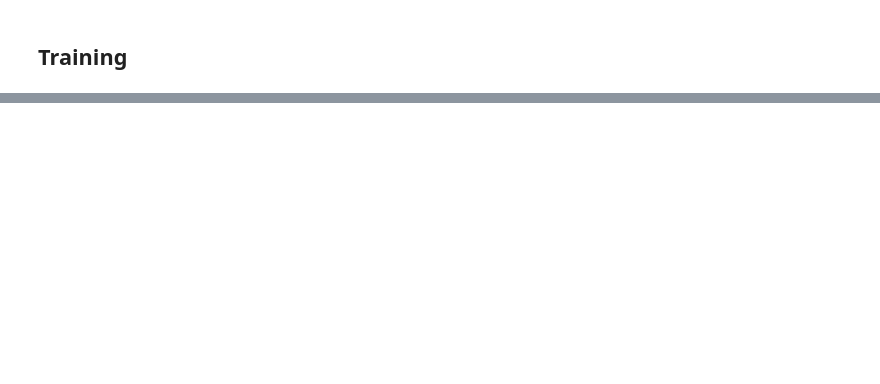
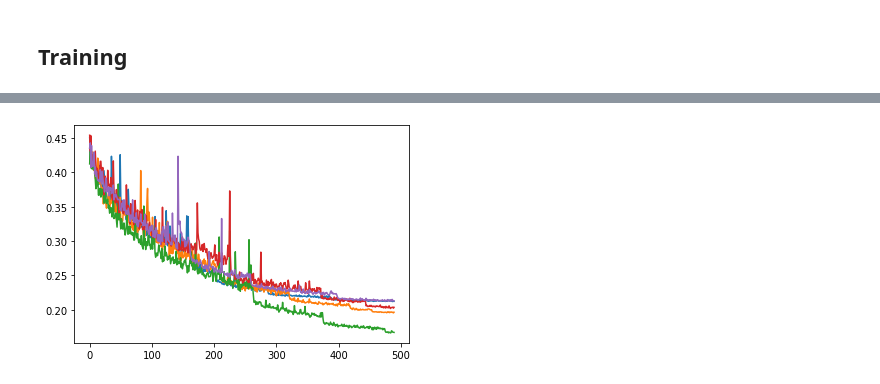
Before and after one commit to modl-uclouvain/modnet-matbench, a Jupyter notebook: matbench_expt_gap/expt_gap_benchmark.ipynb, the cells around one changed output, grey strips where cells are left out. Saved outputs shown, nothing was run; the diff lists cells and outputs as text; code cells hidden in the pictures; blank space fills up the shorter version.

```diff
--- a/matbench_expt_gap/expt_gap_benchmark.ipynb
+++ b/matbench_expt_gap/expt_gap_benchmark.ipynb
@@ -156,8 +145,6 @@ else:
         featurizer=CompositionOnlyFeaturizer(n_jobs=8)
     )
     data.featurize()
-    data.save(PRECOMPUTED_MODDATACOMPUTED_MODDATA)
     data.feature_selection(n=-1)
-    data.save(PRECOMPUTED_MODDATACOMPUTED_MODDATA)
 # %% [output]
 INFO:root:Loaded <modnet.preprocessing.MODData object at 0x...> object, created with modnet version 0.1.8~develop
@@ -289,9 +152,0 @@ INFO:root:Fitting model...
-# %%
-try:
-    plot_benchmark(best_models[0], data)
-except:
-    os.chdir("..")
-    from modnet_matbench.utils import plot_benchmark
-
-for i in range(5):
-    plot_benchmark(best_models[i], data)
@@ -320,7 +152,0 @@ presets = [dict(batch_size=bs, lr=lr, epochs=epochs, loss=loss, act=act, n_feat=
-# %%
-model = MODNetModel(
-    [[["E_g"]]],
-    {"E_g": 1},
-)
-
-model.fit_preset(data, presets, val_fraction=0.2)
@@ -349,0 +153,23 @@ plot_benchmark(model, data)
+# %%
+try:
+    plot_benchmark
+except:
+    os.chdir("..")
+    from modnet_matbench.utils import *
+
+from sklearn.model_selection import KFold
+from modnet.models import MODNetModel
+from tensorflow.keras.callbacks import ReduceLROnPlateau, EarlyStopping
+
+best_settings = {
+    "num_neurons": [[64], [32], [8], [8]],
+    "n_feat": 100,
+    "lr": 0.005,
+    "epochs": 1000,
+    "verbose": 0,
+    "act": "elu",
+    "batch_size": 32,
+    "loss": "mae",
+}
+
+results = matbench_benchmark(data, [[["E_g"]]], {"E_g": 1}, best_settings)
@@ -349,0 +193,5 @@ plot_benchmark(model, data)
+# %%
+for i in range(5):
+    plt.plot(results["models"][i].history.history["loss"][10:])
+# %% [output]
+[figure, added]
```
Also changed, not shown: parts of 22 cells of this notebook, 17 other files.
